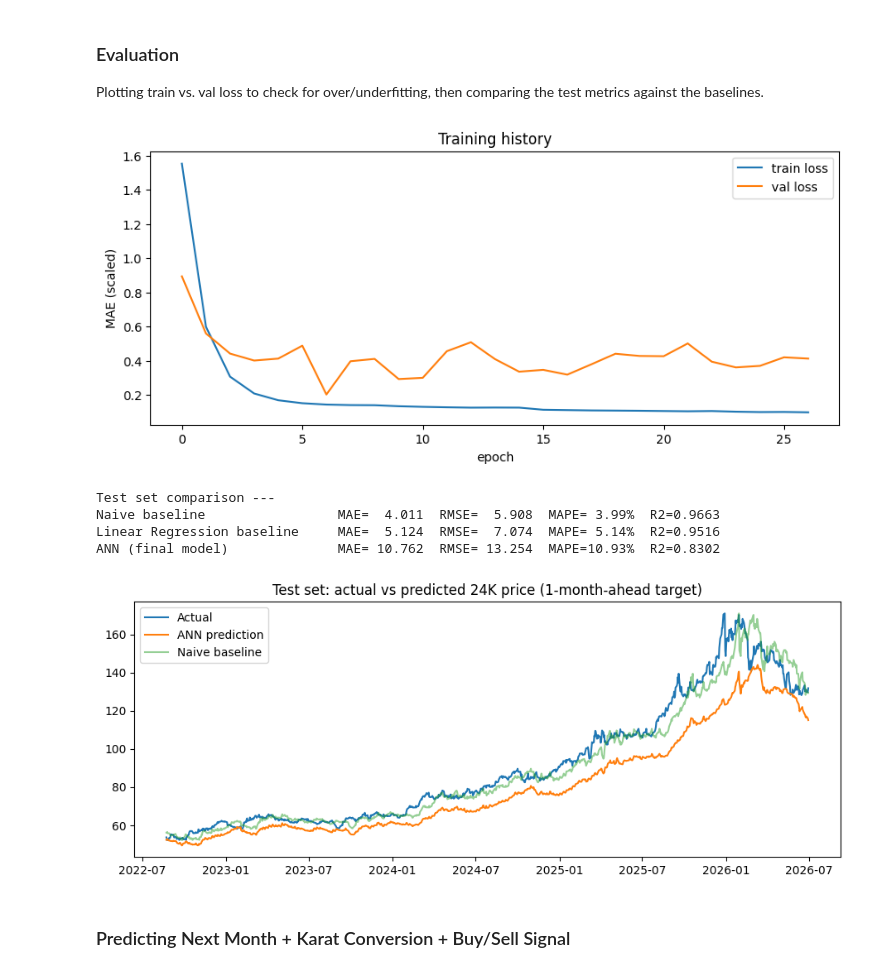
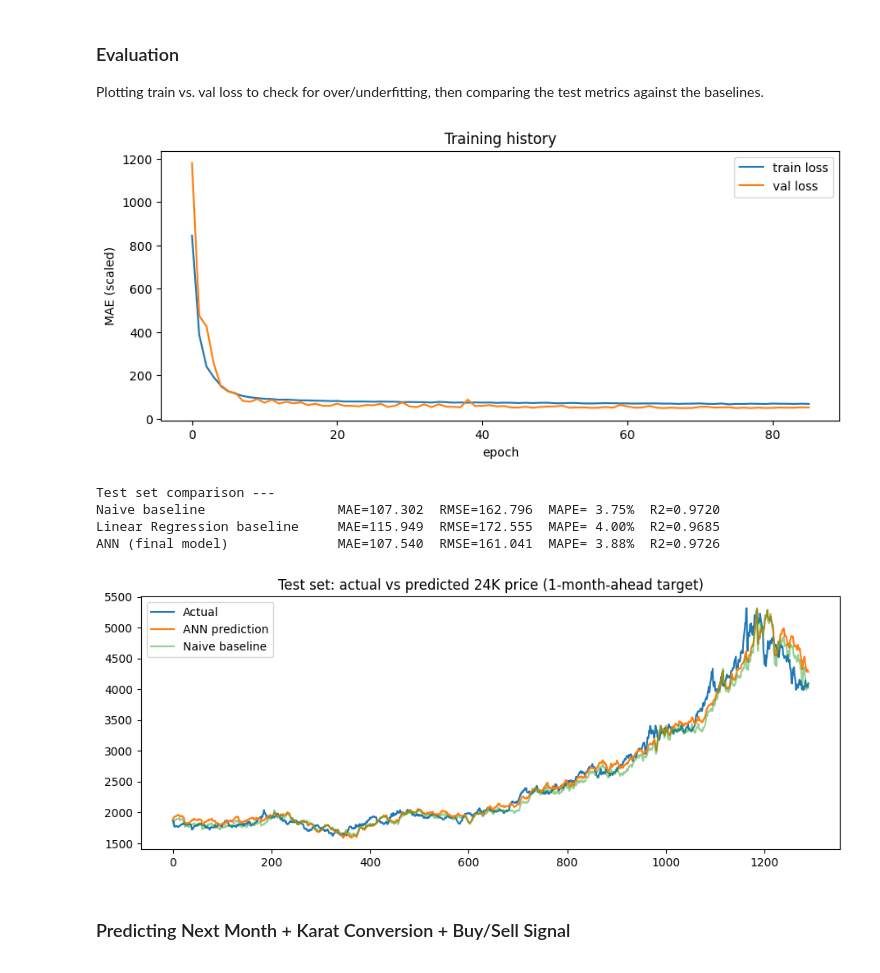
Before and after one commit to Haya-Alwizrah/GOLD-PRICES-ANALYSIS, a Jupyter notebook: haya/copy_GoldPrice_Final.ipynb, the cells around one changed output. Cells and saved outputs as stored; diff of their text form; code cells hidden in the pictures.

```diff
--- a/haya/copy_GoldPrice_Final.ipynb
+++ b/haya/copy_GoldPrice_Final.ipynb
@@ -257,10 +257,12 @@ cb_list = [
 ]
 
 history = final_model.fit(
-    X_train_s, y_train_s,
-    validation_data=(X_val_s, y_val_s),
-    epochs=300, batch_size=32,
-    callbacks=cb_list, verbose=1,
+    X_train_s, y_train,
+    validation_split=0.2,
+    epochs=300,
+    batch_size=32,
+    callbacks=cb_list,
+    verbose=1,
 )
 # %% [output]
 Epoch 1/300
@@ -291,28 +293,28 @@ plt.xlabel("epoch"); plt.ylabel("MAE (scaled)"); plt.legend()
 plt.title("Training history")
 plt.show()
 # %% [output]
-[figure, old version]
+[figure, new version]
 # %%
-y_test_pred_s = final_model.predict(X_test_s, verbose=0).ravel()
-y_test_pred = scaler_y.inverse_transform(y_test_pred_s.reshape(-1, 1)).ravel()
+y_test_pred = final_model.predict(X_test_s, verbose=0).ravel()
 
 print("Test set comparison ---")
 evaluate(y_test, naive_pred, "Naive baseline")
 evaluate(y_test, lin_pred, "Linear Regression baseline")
 ann_metrics = evaluate(y_test, y_test_pred, "ANN (final model)")
 
 plt.figure(figsize=(11,4))
-plt.plot(dates_test, y_test, label="Actual")
-plt.plot(dates_test, y_test_pred, label="ANN prediction")
-plt.plot(dates_test, naive_pred, label="Naive baseline", alpha=0.5)
-plt.legend(); plt.title("Test set: actual vs predicted 24K price (1-month-ahead target)")
+plt.plot(y_test.values, label="Actual")
+plt.plot(y_test_pred, label="ANN prediction")
+plt.plot(naive_pred, label="Naive baseline", alpha=0.5)
+plt.title("Test set: actual vs predicted 24K price (1-month-ahead target)")
+plt.legend()
 plt.show()
 # %% [output]
 Test set comparison ---
-Naive baseline                 MAE=  4.011  RMSE=  5.908  MAPE= 3.99%  R2=0.9663
-Linear Regression baseline     MAE=  5.124  RMSE=  7.074  MAPE= 5.14%  R2=0.9516
-ANN (final model)              MAE= 10.762  RMSE= 13.254  MAPE=10.93%  R2=0.8302
+Naive baseline                 MAE=107.302  RMSE=162.796  MAPE= 3.75%  R2=0.9720
+Linear Regression baseline     MAE=115.949  RMSE=172.555  MAPE= 4.00%  R2=0.9685
+ANN (final model)              MAE=107.540  RMSE=161.041  MAPE= 3.88%  R2=0.9726
-[figure, old version]
+[figure, new version]
 # %% [markdown]
 ### Predicting Next Month + Karat Conversion + Buy/Sell Signal
 # %%
```
Also changed, not shown: parts of 2 cells of this notebook, 1 other file.
